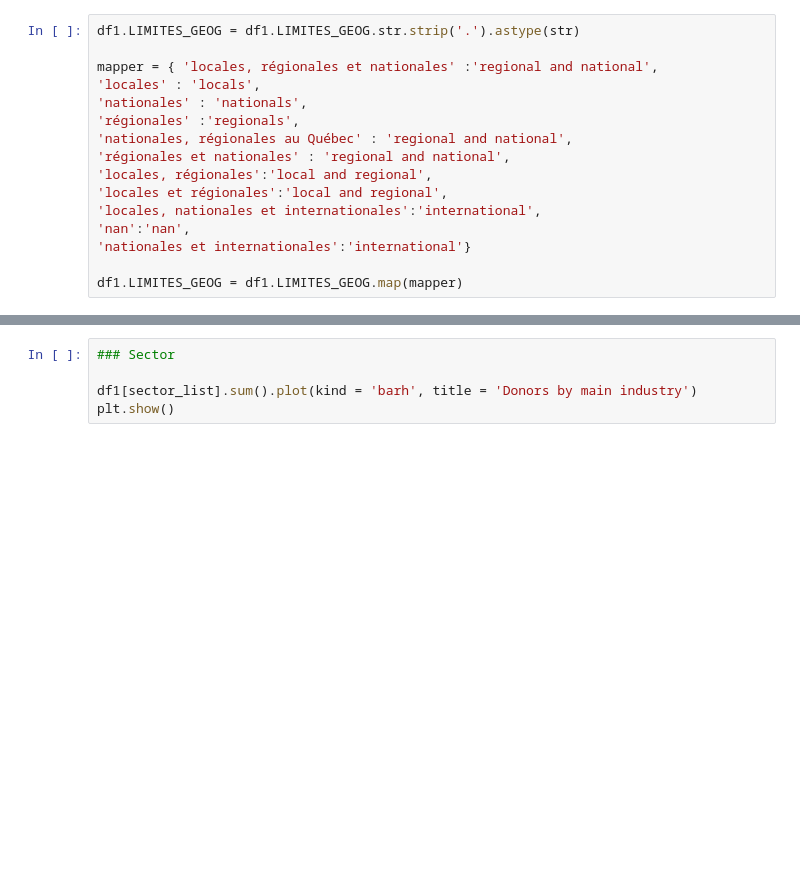
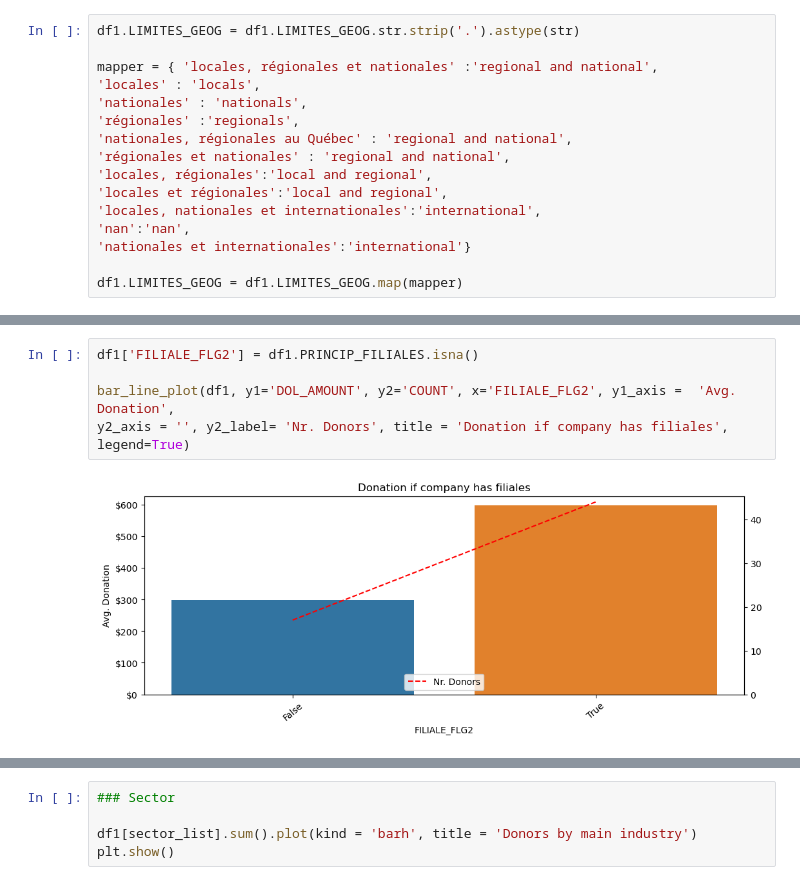
Before and after one commit to carlosfg97/Kurling4Kids, a Jupyter notebook: dataset_merge/matched_donors_analysis.ipynb, the cells around one changed output, grey strips where cells are left out. Drawn from its saved outputs; the diff is of its cells as text; blank space fills up the shorter version.

```diff
--- a/dataset_merge/matched_donors_analysis.ipynb
+++ b/dataset_merge/matched_donors_analysis.ipynb
@@ -152,0 +136,7 @@ df1.NR_EMPLOYEE_BINS = df1.NR_EMPLOYEE_BINS.astype(str)
+# %%
+df1['FILIALE_FLG2'] = df1.PRINCIP_FILIALES.isna()
+
+bar_line_plot(df1, y1='DOL_AMOUNT', y2='COUNT', x='FILIALE_FLG2', y1_axis =  'Avg. Donation',
+y2_axis = '', y2_label= 'Nr. Donors', title = 'Donation if company has filiales', legend=True)
+# %% [output]
+[figure, added]
```
Also changed, not shown: parts of 20 cells of this notebook, 3 other files.
